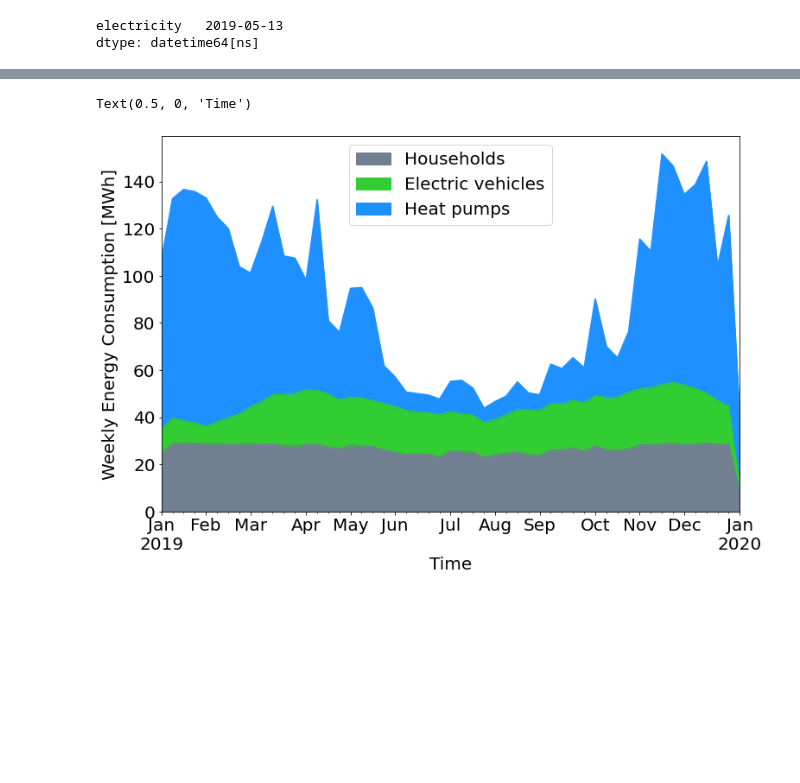
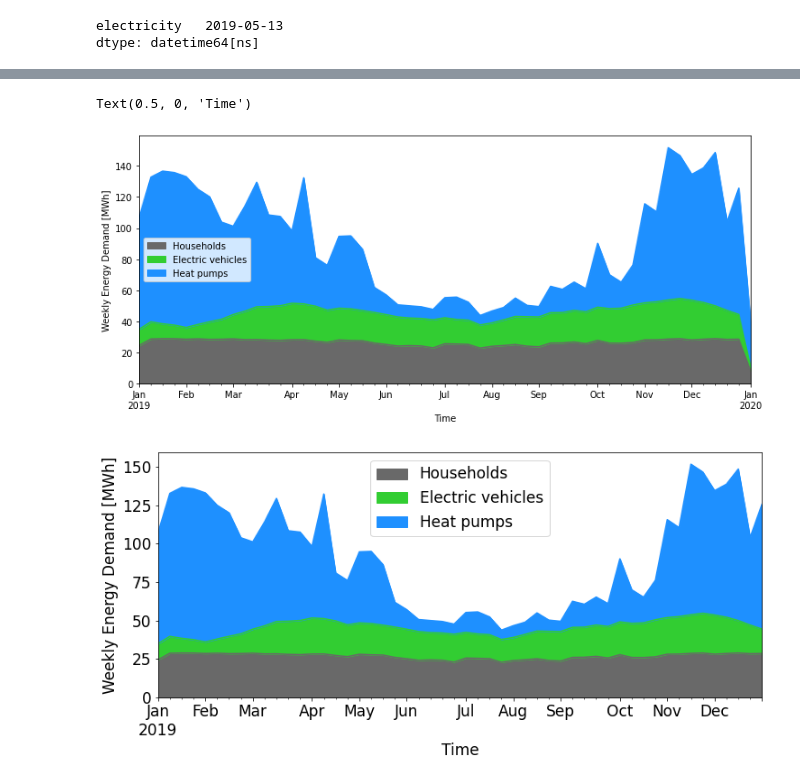
Before and after one commit to leloq/dynamic-tariffs-in-distribution-grids, a Jupyter notebook: 00 Set Up Cases.ipynb, the cells around one changed output, grey strips where cells are left out. Drawn from its saved outputs; the diff is of its cells as text; code cells hidden in the pictures; blank space fills up the shorter version.

```diff
--- a/00 Set Up Cases.ipynb
+++ b/00 Set Up Cases.ipynb
@@ -254,17 +245,44 @@ wh_data_sum = wh_data.sum(axis=1)
 # %%
 import matplotlib.pyplot as plt
 
-plt.rcParams.update({'font.size': 20})
+plt.rcParams.update({'font.size': 17})
 
 consumption_df = pd.DataFrame()
 consumption_df.index = pd.to_datetime(df_hh.index)
 consumption_df["Households"] = df_hh.sum(axis=1).values
 consumption_df["Electric vehicles"] = wh_data_sum
 consumption_df["Heat pumps"]= df_hp.sum(axis=1).values
 consumption_df = consumption_df.applymap(lambda x: x/1000000)
-ax = consumption_df.resample("W").sum().plot.area(color=["slategrey","limegreen","dodgerblue"],figsize=(12,8))
-ax.set_ylabel("Weekly Energy Consumption [MWh]")
+ax = consumption_df.resample("W").sum().plot.area(color=["dimgray","limegreen","dodgerblue"],figsize=(12,5))
+ax.set_ylabel("Weekly Energy Demand [MWh]")
 ax.set_xlabel("Time")
 # %% [output]
 Text(0.5, 0, 'Time')
-[figure, old version]
+[figure, new version]
+# %%
+import matplotlib.pyplot as plt
+
+# change where ending plot in jan 2020 is avoided
+plt.rcParams.update({'font.size': 17})
+plt.rcParams.update({'axes.grid': False})  # Disable the grid
+
+consumption_df = pd.DataFrame()
+consumption_df.index = pd.to_datetime(df_hh.index)
+consumption_df["Households"] = df_hh.sum(axis=1).values
+consumption_df["Electric vehicles"] = wh_data_sum
+consumption_df["Heat pumps"] = df_hp.sum(axis=1).values
+consumption_df = consumption_df.applymap(lambda x: x / 1000000)
+weekly_consumption = consumption_df.resample("W").sum()
+weekly_consumption = weekly_consumption[weekly_consumption.index <= "2019-12-31"]
+weekly_consumption = weekly_consumption[weekly_consumption.index >= "2019-01-01"]
+
+ax = weekly_consumption.plot.area(color=["dimgray", "limegreen", "dodgerblue"], figsize=(12, 5))
+ax.set_ylabel("Weekly Energy Demand [MWh]", fontsize=17)
+ax.set_xlabel("Time", fontsize=17)
+ax.set_xlim([weekly_consumption.index.min(), weekly_consumption.index.max()])
+ax.tick_params(axis='both', which='major', labelsize=17)
+ax.legend(fontsize=17)
+
+plt.show()
+# %% [output]
+[figure, added]
```
Also changed, not shown: parts of 10 cells of this notebook, 11 other files.
